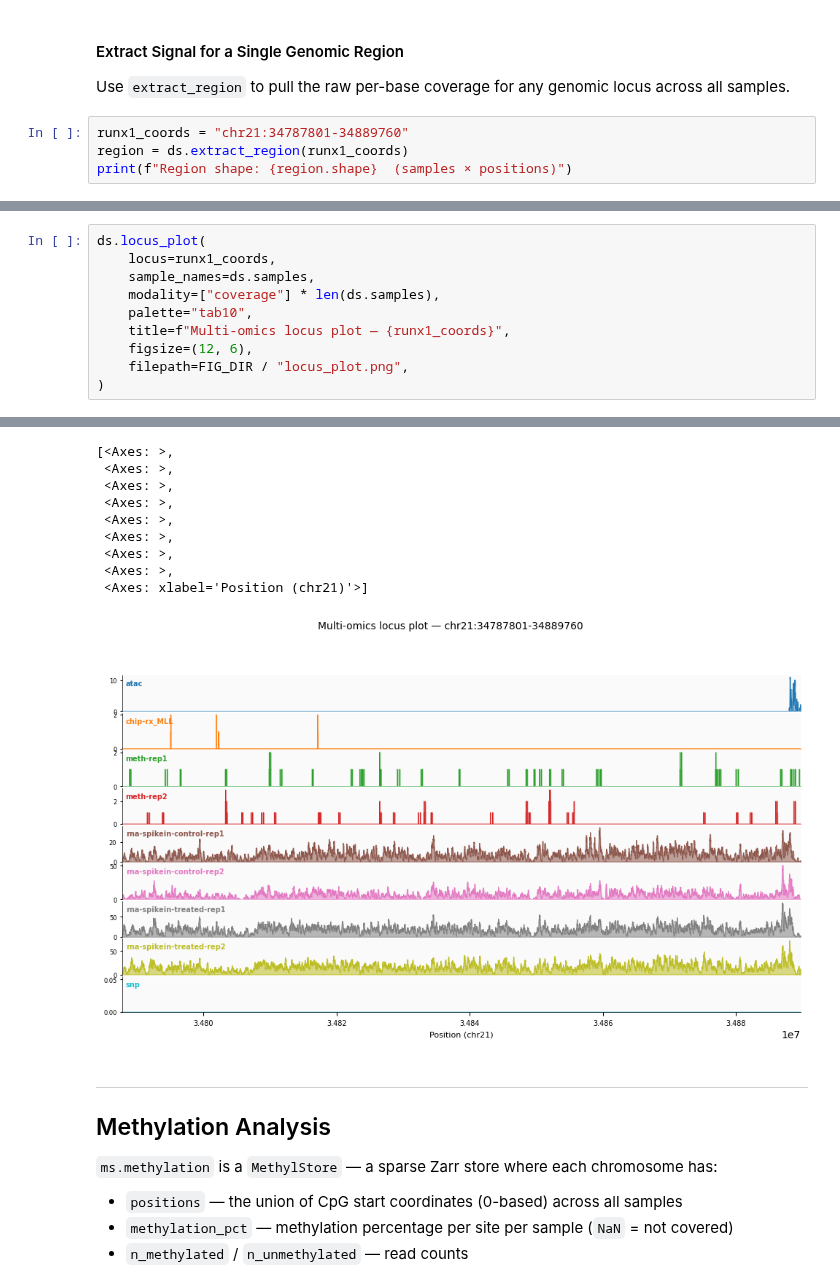
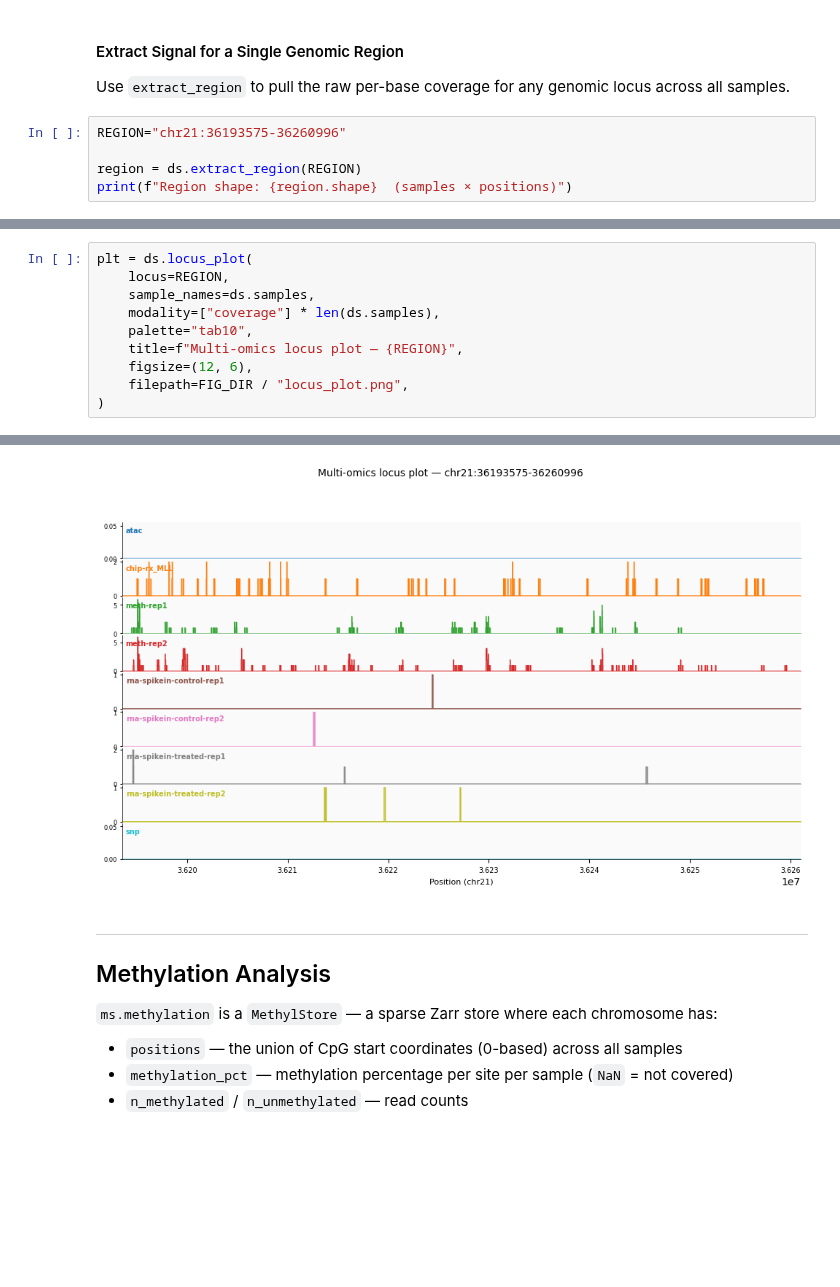
Before and after one commit to Milne-Group/QuantNado, a Jupyter notebook: example/example_dataset.ipynb, the cells around one changed output, grey strips where cells are left out. Cells and saved outputs as stored; diff of their text form; blank space fills up the shorter version.

```diff
--- a/example/example_dataset.ipynb
+++ b/example/example_dataset.ipynb
@@ -414,7 +414,8 @@ plt.show()
 
 Use `extract_region` to pull the raw per-base coverage for any genomic locus across all samples.
 # %%
-runx1_coords = "chr21:34787801-34889760"
-region = ds.extract_region(runx1_coords)
+REGION="chr21:36193575-36260996"
+
+region = ds.extract_region(REGION)
 print(f"Region shape: {region.shape}  (samples × positions)")
 # %% [output]
@@ -423,10 +424,10 @@ Region shape: (9, 101959)  (samples × positions)
 # %%
-ds.locus_plot(
-    locus=runx1_coords,
+plt = ds.locus_plot(
+    locus=REGION,
     sample_names=ds.samples,
     modality=["coverage"] * len(ds.samples),
     palette="tab10",
-    title=f"Multi-omics locus plot — {runx1_coords}",
+    title=f"Multi-omics locus plot — {REGION}",
     figsize=(12, 6),
     filepath=FIG_DIR / "locus_plot.png",
 )
@@ -435,13 +436,4 @@ ds.locus_plot(
-[<Axes: >,
- <Axes: >,
- <Axes: >,
- <Axes: >,
- <Axes: >,
- <Axes: >,
- <Axes: >,
- <Axes: >,
- <Axes: xlabel='Position (chr21)'>]
-[figure, old version]
+[figure, new version]
 # %% [markdown]
 ---
 ## Methylation Analysis
```
Also changed, not shown: parts of 13 cells of this notebook, 6 other files.
